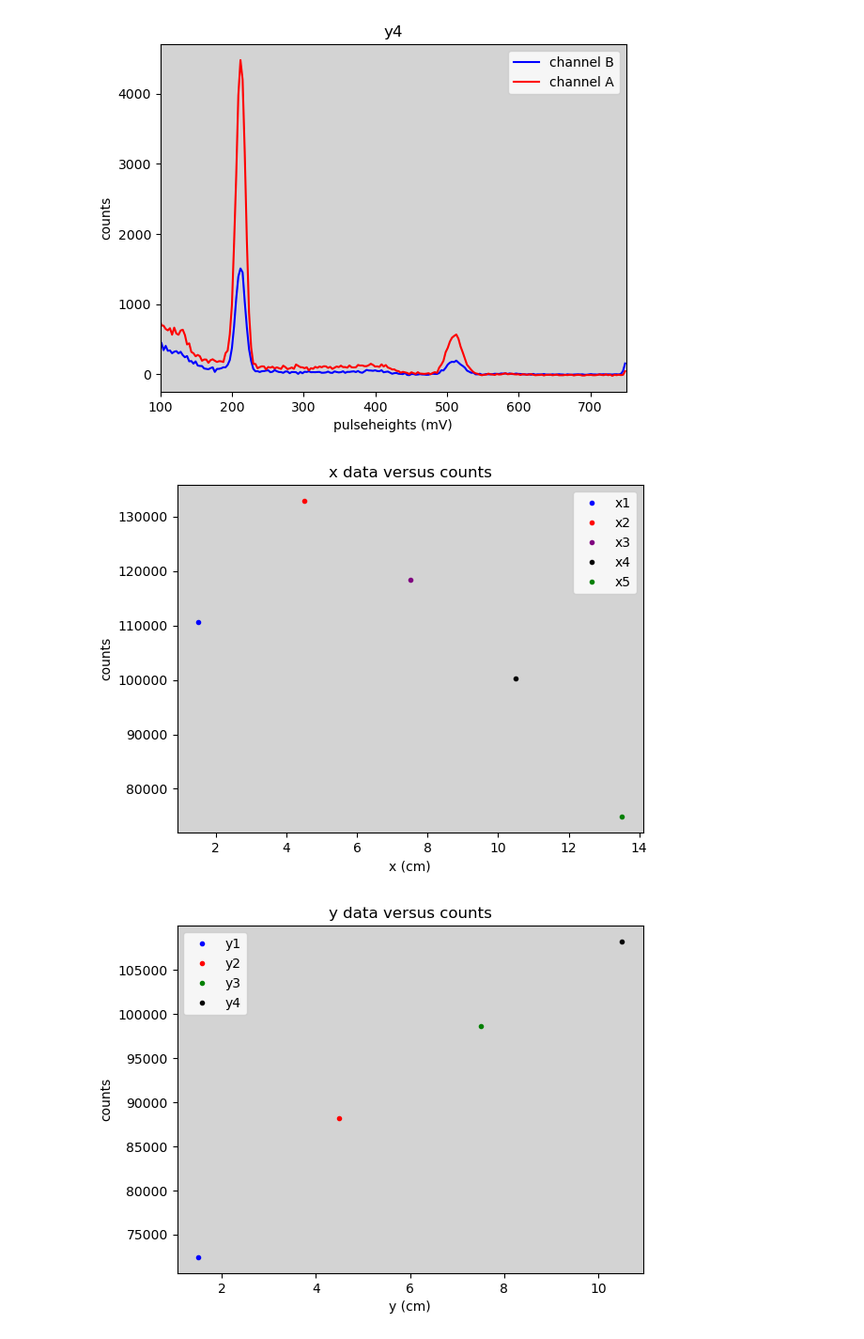
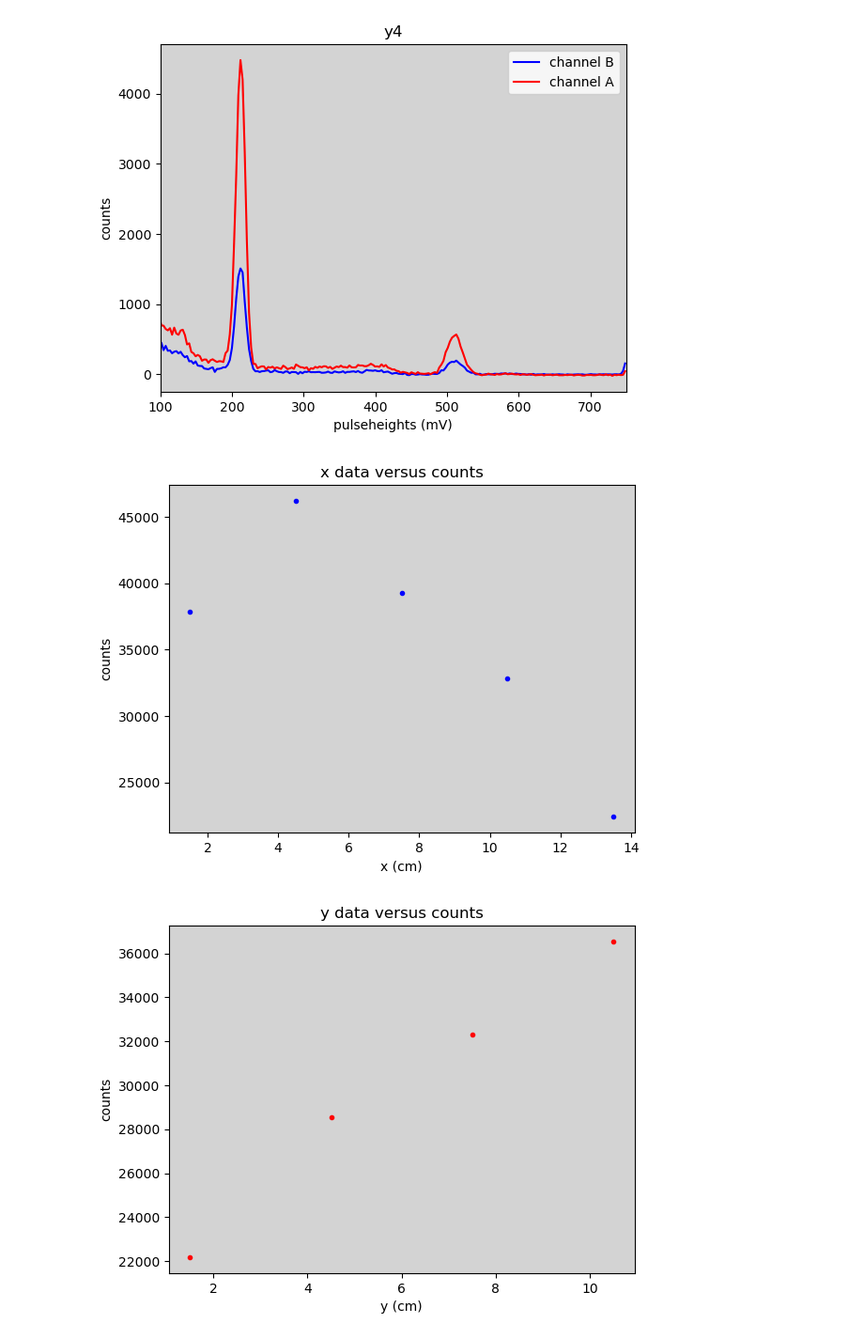
Before and after one commit to jrc-rodriguez/particle_physics, a Jupyter notebook: particle_physics.ipynb, the cells around one changed output. Shown at 94% size. Cells and saved outputs as stored; diff of their text form; code cells hidden in the pictures.

Commit message:
adjusted counts to peak only

```diff
--- a/particle_physics.ipynb
+++ b/particle_physics.ipynb
@@ -21,6 +21,17 @@ data_y1 = pd.read_csv("spectrum_y/spectrum_doos_y_1.csv")
 data_y2 = pd.read_csv("spectrum_y/spectrum_doos_y_2.csv")
 data_y3 = pd.read_csv("spectrum_y/spectrum_doos_y_3.csv")
 data_y4 = pd.read_csv("spectrum_y/spectrum_doos_y_4.csv")
+# %%
+def adjust(dataset_1, dataset_2):
+    x_data = []
+    y_data = []
+
+    for i, j in zip(dataset_1, dataset_2):
+        if i > 180 and i < 240:
+            x_data.append(i)
+            y_data.append(j)
+
+    return x_data, y_data
 # %% [markdown]
 split datasets into lists
 # %%
@@ -202,55 +213,66 @@ plt.show()
 # %% [output]
 [figure]
 # %%
-x1 = [1.5]
-x2 = [4.5]
-x3 = [7.5]
-x4 = [10.5]
-x5 = [13.5]
+x_loc = [1.5, 4.5, 7.5, 10.5, 13.5]
+
+_, counts_A_x1 = adjust(pulseheights, counts_A_x1)
+_, counts_B_x1 = adjust(pulseheights, counts_B_x1)
+_, counts_A_x2 = adjust(pulseheights, counts_A_x2)
+_, counts_B_x2 = adjust(pulseheights, counts_B_x2)
+_, counts_A_x3 = adjust(pulseheights, counts_A_x3)
+_, counts_B_x3 = adjust(pulseheights, counts_B_x3)
+_, counts_A_x4 = adjust(pulseheights, counts_A_x4)
+_, counts_B_x4 = adjust(pulseheights, counts_B_x4)
+_, counts_A_x5 = adjust(pulseheights, counts_A_x5)
+_, counts_B_x5 = adjust(pulseheights, counts_B_x5)
+
+
+
 x1_counts = [sum(counts_A_x1) + sum(counts_B_x1)]
 x2_counts = [sum(counts_A_x2) + sum(counts_B_x2)]
 x3_counts = [sum(counts_A_x3) + sum(counts_B_x3)]
 x4_counts = [sum(counts_A_x4) + sum(counts_B_x4)]
 x5_counts = [sum(counts_A_x5) + sum(counts_B_x5)]
+x_counts = [x1_counts, x2_counts, x3_counts, x4_counts, x5_counts]
 
-plt.plot(x1, x1_counts,'o', markersize = 3, color = 'blue', label = 'x1')
-plt.plot(x2, x2_counts,'o', markersize = 3, color = 'red', label = 'x2')
-plt.plot(x3, x3_counts,'o', markersize = 3, color = 'purple', label = 'x3')
-plt.plot(x4, x4_counts,'o', markersize = 3, color = 'black', label = 'x4')
-plt.plot(x5, x5_counts,'o', markersize = 3, color = 'green', label = 'x5')
-plt.legend(loc = 'upper right')
+plt.plot(x_loc, x_counts, 'o', markersize = 3, color = 'blue')
+
 plt.gca().set_facecolor('lightgrey')
 plt.title("x data versus counts")
 plt.ylabel("counts")
 plt.xlabel("x (cm)")
 plt.show()
 # %% [output]
-[figure, old version]
+[figure, new version]
 # %%
-y1 = [1.5]
-y2 = [4.5]
-y3 = [7.5]
-y4 = [10.5]
+y_loc = [1.5, 4.5, 7.5, 10.5]
+
+_, counts_A_y1 = adjust(pulseheights, counts_A_y1)
+_, counts_B_y1 = adjust(pulseheights, counts_B_y1)
+_, counts_A_y2 = adjust(pulseheights, counts_A_y2)
+_, counts_B_y2 = adjust(pulseheights, counts_B_y2)
+_, counts_A_y3 = adjust(pulseheights, counts_A_y3)
+_, counts_B_y3 = adjust(pulseheights, counts_B_y3)
+_, counts_A_y4 = adjust(pulseheights, counts_A_y4)
+_, counts_B_y4 = adjust(pulseheights, counts_B_y4)
+
 
 y1_counts = [sum(counts_A_y1) + sum(counts_B_y1)]
 y2_counts = [sum(counts_A_y2) + sum(counts_B_y2)]
 y3_counts = [sum(counts_A_y3) + sum(counts_B_y3)]
 y4_counts = [sum(counts_A_y4) + sum(counts_B_y4)]
 
+y_counts = [y1_counts, y2_counts, y3_counts, y4_counts]
 
-plt.plot(y1, y1_counts,'o', markersize = 3, color = 'blue', label = 'y1')
-plt.plot(y2, y2_counts,'o', markersize = 3, color = 'red', label = 'y2')
-plt.plot(y3, y3_counts,'o', markersize = 3, color = 'green', label = 'y3')
-plt.plot(y4, y4_counts,'o', markersize = 3, color = 'black', label = 'y4')
+plt.plot(y_loc, y_counts, 'o', markersize = 3, color = 'red')
 
-plt.legend(loc = 'upper left')
 plt.gca().set_facecolor('lightgrey')
 plt.title("y data versus counts")
 plt.ylabel("counts")
 plt.xlabel("y (cm)")
 plt.show()
 # %% [output]
-[figure, old version]
+[figure, new version]
 # %%
 x_positions = np.array([1.5, 4.5, 7.5, 10.5, 13.5])
 y_positions = np.array([1.5, 4.5, 7.5, 10.5])
```
Also changed, not shown: parts of 1 cell of this notebook, 1 other file.
